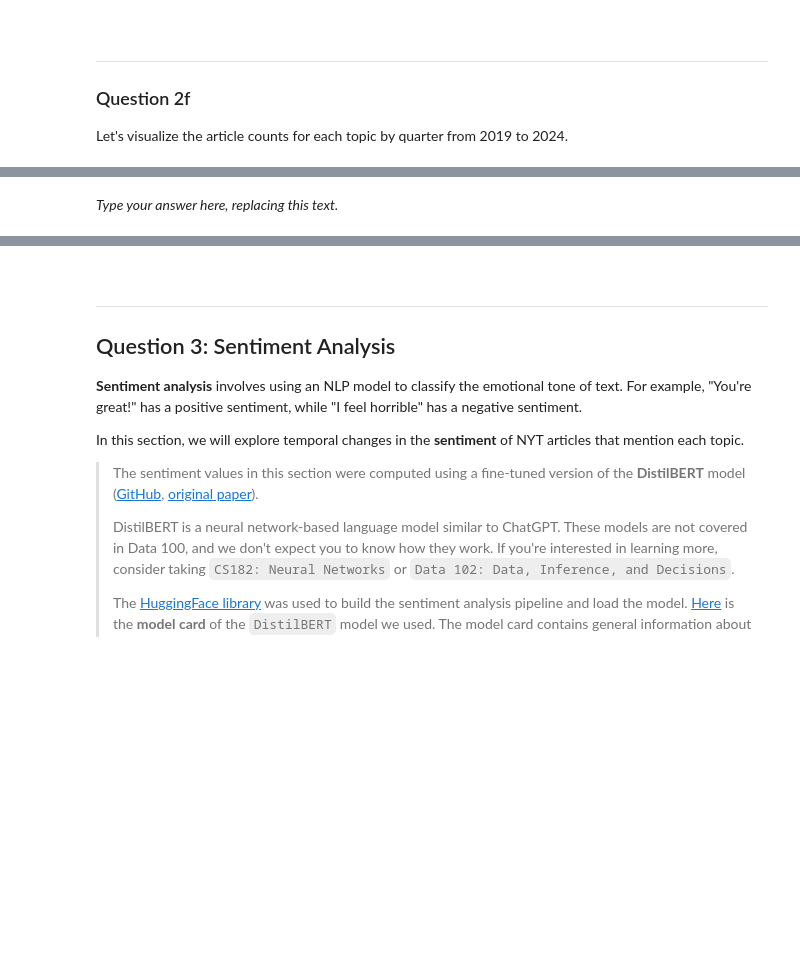
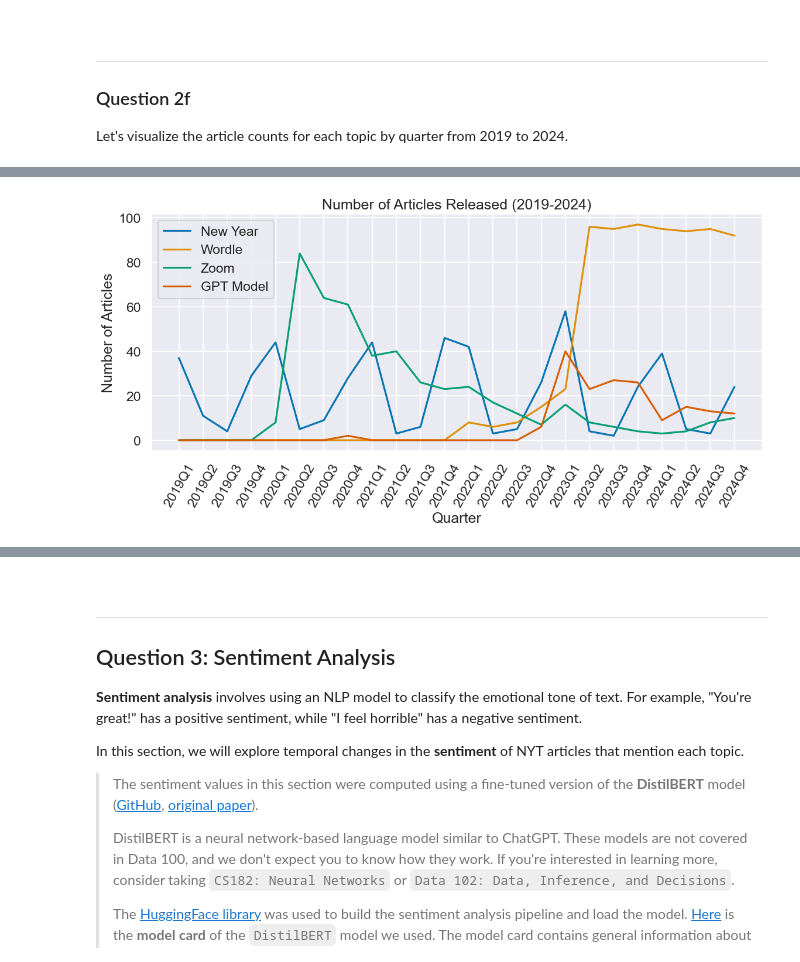
Before and after one commit to ac0033/sp25-student, a Jupyter notebook: hw/hw03/hw03.ipynb, the cells around one changed output, grey strips where cells are left out. Saved outputs shown, nothing was run; the diff lists cells and outputs as text; code cells hidden in the pictures; blank space fills up the shorter version.

```diff
--- a/hw/hw03/hw03.ipynb
+++ b/hw/hw03/hw03.ipynb
@@ -239,0 +261,3 @@ news_df_dates = ...
+# %%
+news_df_dates = pd.merge(left=news_df, right=dates, how='left', left_index=True, right_index=True)
+news_df_dates
@@ -257,0 +296,3 @@ Do not hardcode the conversion from month to quarter (e.g., using the dictionary
+# %%
+news_df_dates['Quarter'] = news_df_dates['Year'].astype('str') + 'Q' + news_df_dates['Month'].map(lambda x: (x - 1) // 3 + 1).astype('str')
+news_df_dates
@@ -364,0 +433,16 @@ news_df_dates.head(1)
+# %%
+topics = {
+    "New Year": r'\bNew Years?\b',
+    "Wordle": r'\bWordle\b',
+    "Zoom": r'\bZoom\b',
+    "GPT Model": r'\b(?:[a-zA-Z]+-?GPT|GPT-\d[a-zA-Z]?)\b'
+}
+
+for topic, pattern in topics.items():
+    news_df_dates[topic] = (
+        news_df_dates['lead_paragraph']
+        .str.findall(pattern)
+        .str.len()
+    )
+
+news_df_dates.head(1)
@@ -383,7 +472,10 @@ Create a new `DataFrame` called `topic_mentions` with the following characterist
 # %%
 topics = ["New Year", "Wordle", "Zoom", "GPT Model"]
 
-...
+def num_mentioned(ser):
+    return np.count_nonzero(ser > 0)
+
+topic_mentions = news_df_dates.groupby('Quarter')[topics].agg(num_mentioned)
 
 # Year 2023 records
 topic_mentions[16:20]
@@ -409,18 +510,20 @@ Using `sns.lineplot` ([documentation](https://seaborn.pydata.org/generated/seabo
 # %%
 plt.figure(figsize=(12, 5)) # DO NOT MODIFY
 
 for topic in topics:
-    ...
+    sns.lineplot(data=topic_mentions, x=topic_mentions.index, y=topic, label=topic)
 
 # DO NOT MODIFY THE CODE BELOW
 # If your solution above is correct, running this cell should produce the plot above.
 plt.xticks(rotation=60)
 plt.yticks()
 plt.ylabel("Number of Articles")
 plt.xlabel("Quarter")
 plt.title("Number of Articles Released (2019-2024)")
 plt.gcf().set_facecolor('white')
 plt.show()
+# %% [output]
+[figure, added]
 # %% [markdown]
 <!-- END QUESTION -->
 
@@ -436,5 +539,3 @@ For each of the four topics, identify one interesting pattern in the visualizati
 <center>
     <img src = "images/topic_mentions.png" width = "750" align="left">
 </center>
-# %% [markdown]
-_Type your answer here, replacing this text._
```
Also changed, not shown: parts of 23 cells of this notebook, 3 other files.
